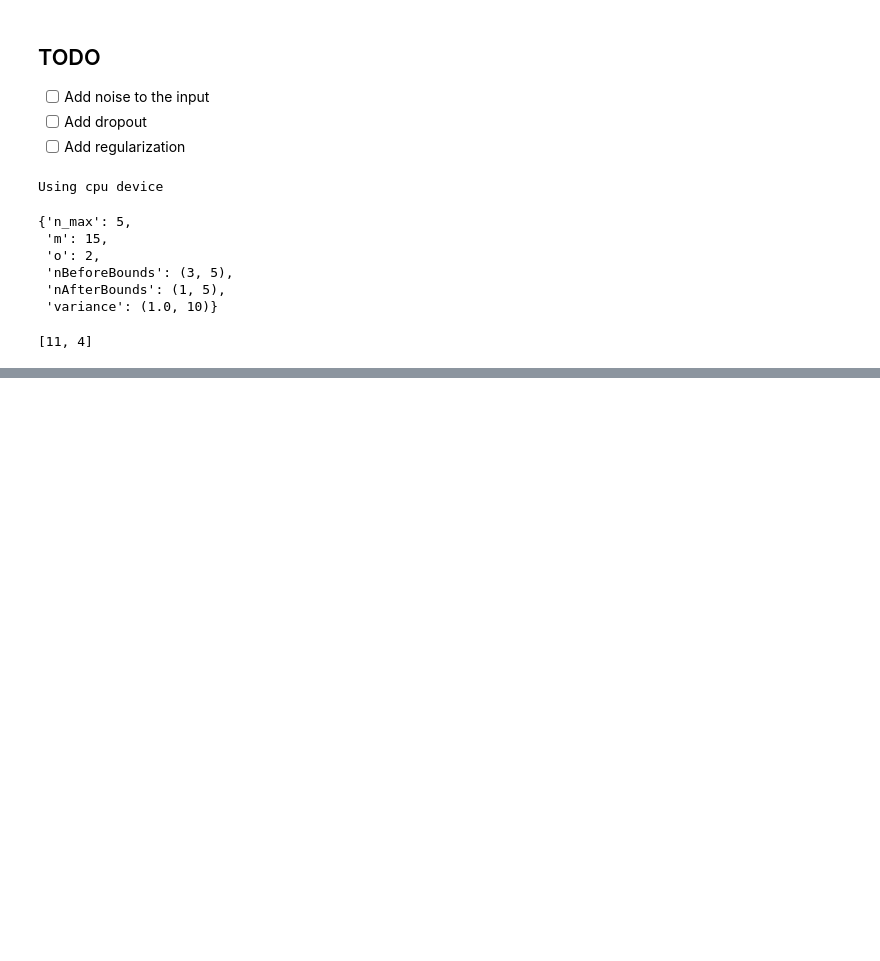
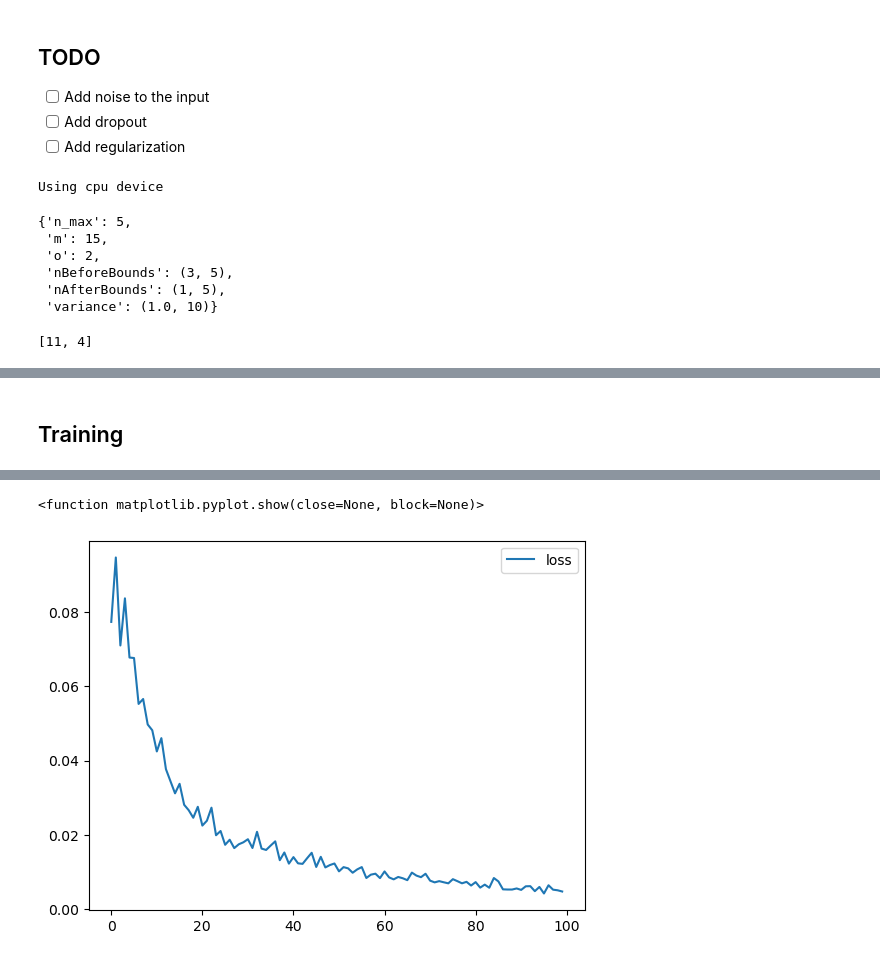
Before and after one commit to alexandremahdhaoui/udplb, a Jupyter notebook: analysis/rlt/rlt-ai-1.ipynb, the cells around one changed output, grey strips where cells are left out. Saved outputs shown, nothing was run; the diff lists cells and outputs as text; code cells hidden in the pictures; blank space fills up the shorter version.

Commit message:
🌱 Add stability loss function
Signed-off-by: Alexandre Mahdhaoui <alexandre.mahdhaoui@gmail.com>

```diff
--- a/analysis/rlt/rlt-ai-1.ipynb
+++ b/analysis/rlt/rlt-ai-1.ipynb
@@ -144,8 +144,8 @@ class Scenario:
         # create l_min array by randomly choosing _min elements of l_max.
         l_min = np.random.permutation(l_max)[0:_min]
         # pad
-        l_max = [l_max[i] if i < _max else [0, 0] for i in range(self.cfg.n_max) ]
-        l_min = [l_min[i] if i < _min else [0, 0] for i in range(self.cfg.n_max) ]
+        l_max = [l_max[i] if i < _max else [-1, -1] for i in range(self.cfg.n_max) ]
+        l_min = [l_min[i] if i < _min else [-1, -1] for i in range(self.cfg.n_max) ]
         # they used to be sorted but we don't need to anymore.
         if self.nBefore < self.nAfter:
             return (l_min, l_max)
@@ -265,0 +381,71 @@ torch.Size([32, 15, 2])
+# %% [markdown]
+## Training
+# %%
+# Hyper parameters
+learning_rate = 1e-3
+epochs = 100
+batch_size = 32
+
+# Experiment parameters
+# -- n_max: the maximum number of backends.
+n_max = 5
+# -- m: the size of the lookup table.
+m = 15
+# -- o: the number of axis for the coordinates.
+o = 2
+# -- scenario variables
+nBeforeBounds = (3, n_max)
+nAfterBounds = (1, n_max)
+variance = (1.0, 10)
+# -- hl_size: hidden layer size.
+hl_size=32
+
+cfg = Config(n_max, m, o, nBeforeBounds, nAfterBounds, variance)
+scgen = NewScenarioGenerator(cfg)
+batchgen = NewBatchGenerator(batch_size, scgen)
+
+model = NN(cfg.n_max, cfg.m, cfg.o, hl_size=32).to(device)
+optimizer = torch.optim.Adam(model.parameters(), lr=learning_rate)
+loss_fn = StabilityLoss()
+
+total_params = sum(p.numel() for p in model.parameters())
+print(f"model has {total_params} parameters")
+
+start_time = time.time()
+print("training model...")
+loss_history = []
+for epoch in range(epochs):
+    # -- reset optimizer
+    optimizer.zero_grad()
+
+    # -- generate inputs
+    b_in, a_in = next(batchgen)
+    # -- run model
+    b_out = model(b_in)
+    a_out = model(a_in)
+    # -- compute loss
+    loss = loss_fn(b_in, a_in, b_out, a_out)
+    loss.backward()
+    # -- step
+    optimizer.step()
+
+    # -- display loss
+    detached_loss = loss.detach().numpy()
+    loss_history.append(detached_loss)
+    if epoch % 10 != 0 and epoch != epochs - 1:
+        continue
+    elapsed = datetime.timedelta(seconds=(time.time() - start_time))
+    print(f"epoch {epoch+1}/{epochs}: loss={loss}, elapsed_time={elapsed}")
+
+    if epoch == epochs - 1:
+        print("b_out:\n", b_out[0])
+        print("a_out:\n", a_out[0])
+
+    # for name, param in model.named_parameters():
+    #     if name == "seq.4.bias":
+    #         print(f"Parameter name: {name}, data_sample: {param.data[0]}")
+
+plt.plot(loss_history, label='loss')
+plt.legend()
+plt.show
+# %% [output]
@@ -265,0 +469,2 @@ torch.Size([32, 15, 2])
+<function matplotlib.pyplot.show(close=None, block=None)>
+[figure, added]
```
Also changed, not shown: parts of 11 cells of this notebook.
